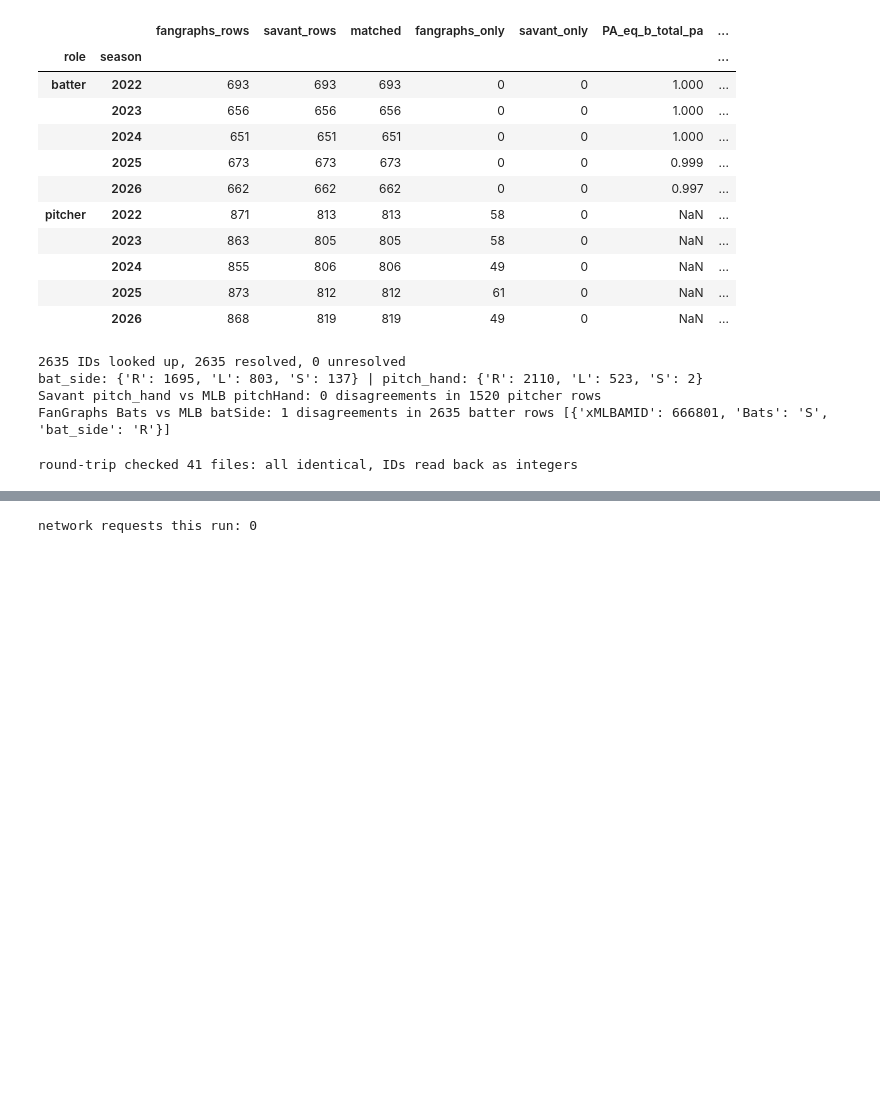
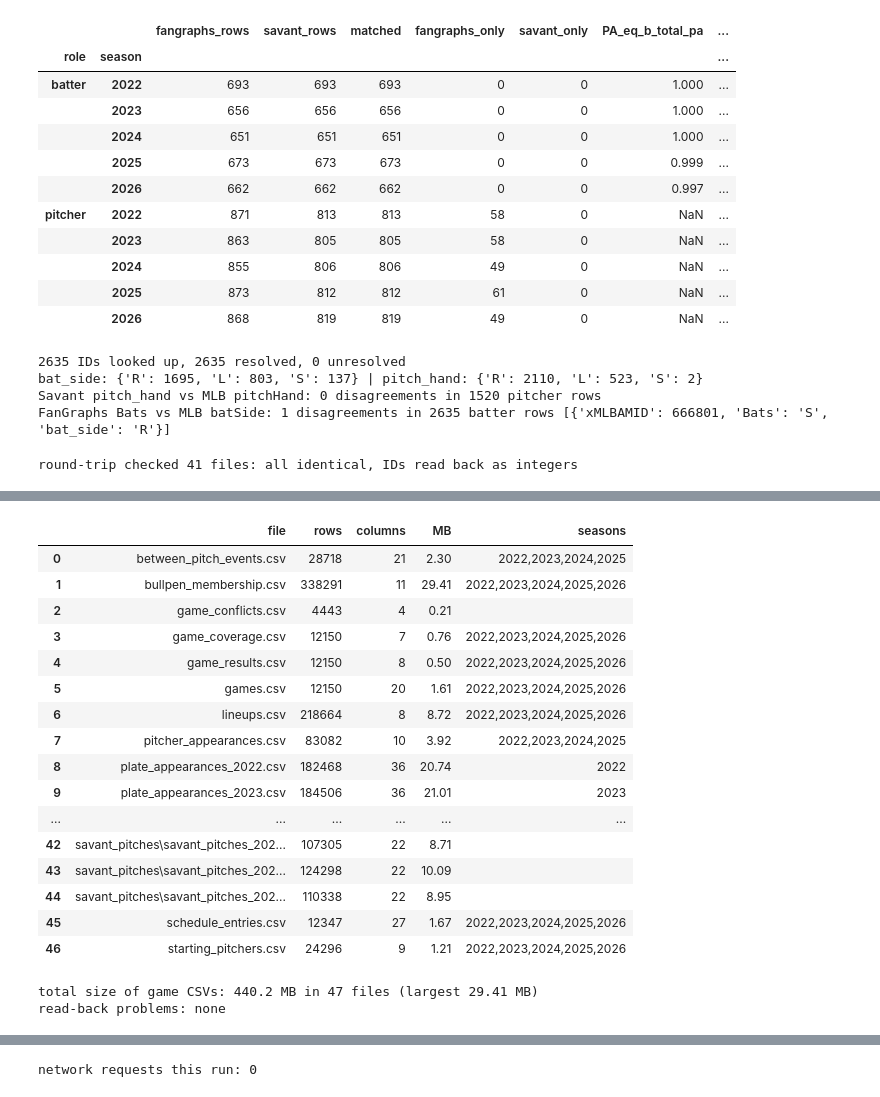
Before and after one commit to vartabje/mlb_game_simulator_win_probability_engine, a Jupyter notebook: notebooks/savant_scrape_updated.ipynb, the cells around one changed output, grey strips where cells are left out. Cells and saved outputs as stored; diff of their text form; code cells hidden in the pictures; blank space fills up the shorter version.

```diff
--- a/notebooks/savant_scrape_updated.ipynb
+++ b/notebooks/savant_scrape_updated.ipynb
@@ -1043,0 +2099,11 @@ round-trip checked 41 files: all identical, IDs read back as integers
+# %%
+in_scope = lambda table: table[table["game_pk"].isin(target_pks)]
+GAME_TABLES = {
+    "games": in_scope(games), "schedule_entries": in_scope(schedule_entries), "game_results": in_scope(game_results),
+    "lineups": lineups, "starting_pitchers": starting_pitchers, "bullpen_membership": bullpen_membership,
+    "between_pitch_events": pd.DataFrame(event_rows), "pitcher_appearances": pd.DataFrame(appearance_rows),
+    "game_coverage": game_coverage, "game_conflicts": game_conflicts}
+for name, table in GAME_TABLES.items():
+    save_game_csv(table, GAME_OUTPUT_DIR / f"{name}.csv")
+stale = sorted(str(p.relative_to(GAME_OUTPUT_DIR)) for p in GAME_OUTPUT_DIR.rglob("*.csv") if p not in written_files)
+print(f"game CSVs: {dict(Counter(written_files.values()))}; files in the folder that this run didn't produce:", stale or "none")
@@ -1043,0 +2116,59 @@ round-trip checked 41 files: all identical, IDs read back as integers
+# %%
+GAME_KEYS = {"games": ["game_pk"], "schedule_entries": ["game_pk", "entry"], "game_results": ["game_pk"],
+             "lineups": ["game_pk", "team_id", "batting_slot"], "starting_pitchers": ["game_pk", "team_id"],
+             "bullpen_membership": ["game_pk", "team_id", "player_id"],
+             "between_pitch_events": ["game_pk", "at_bat_index", "play_index"],
+             "pitcher_appearances": ["game_pk", "team_id", "pitcher_id"], "game_coverage": ["game_pk"],
+             "game_conflicts": None, "plate_appearances": ["game_pk", "at_bat_index"],
+             "runner_movements": ["game_pk", "at_bat_index", "play_index", "leg"],
+             "savant_pitches": ["game_pk", "at_bat_number", "pitch_number"]}
+REQUIRED = {"lineups": ["player_id"], "game_results": ["status"], "plate_appearances": ["batter_id", "pitcher_id"],
+            "runner_movements": ["runner_id"], "savant_pitches": ["batter", "pitcher"]}
+
+summary, problems, partition_of = [], [], {}
+for path in sorted(written_files):
+    name = re.sub(r"_(\d{4})(-\d{2})?$", "", path.stem)
+    on_disk = read_game_csv(path)
+    not_integer = [c for c in on_disk.columns if c in GAME_ID_DTYPES and not pd.api.types.is_integer_dtype(on_disk[c])]
+    if not_integer:
+        problems.append(f"{path.name}: ID columns not integer {not_integer}")
+    keys = GAME_KEYS.get(name)
+    if keys and on_disk.duplicated(keys).any():
+        problems.append(f"{path.name}: {int(on_disk.duplicated(keys).sum())} duplicate keys {keys}")
+    for column in REQUIRED.get(name, []):
+        if on_disk[column].isna().any():
+            problems.append(f"{path.name}: {int(on_disk[column].isna().sum())} empty {column}")
+    seasons = sorted(on_disk["season"].dropna().unique().tolist()) if "season" in on_disk else []
+    if name in {"plate_appearances", "runner_movements", "between_pitch_events", "pitcher_appearances"} and set(seasons) - set(PLAY_SEASONS):
+        problems.append(f"{path.name}: development table has seasons {seasons}")
+    if name in {"plate_appearances", "runner_movements", "savant_pitches"}:
+        for game_pk in on_disk["game_pk"].unique():
+            if partition_of.setdefault((name, game_pk), path.name) != path.name:
+                problems.append(f"{name}: game {game_pk} is in both {partition_of[(name, game_pk)]} and {path.name}")
+    summary.append({"file": str(path.relative_to(GAME_OUTPUT_DIR)), "rows": len(on_disk), "columns": on_disk.shape[1],
+                    "MB": round(path.stat().st_size / 1e6, 2), "seasons": ",".join(map(str, seasons))})
+    del on_disk
+display(pd.DataFrame(summary))
+print(f"total size of game CSVs: {sum(r['MB'] for r in summary):.1f} MB in {len(summary)} files "
+      f"(largest {max((r['MB'] for r in summary), default=0)} MB)")
+print("read-back problems:", problems or "none")
+# %% [output]
+|  | file | rows | columns | MB | seasons |
+| 0 | between_pitch_events.csv | 28718 | 21 | 2.30 | 2022,2023,2024,2025 |
+| 1 | bullpen_membership.csv | 338291 | 11 | 29.41 | 2022,2023,2024,2025,2026 |
+| 2 | game_conflicts.csv | 4443 | 4 | 0.21 |  |
+| 3 | game_coverage.csv | 12150 | 7 | 0.76 | 2022,2023,2024,2025,2026 |
+| 4 | game_results.csv | 12150 | 8 | 0.50 | 2022,2023,2024,2025,2026 |
+| 5 | games.csv | 12150 | 20 | 1.61 | 2022,2023,2024,2025,2026 |
+| 6 | lineups.csv | 218664 | 8 | 8.72 | 2022,2023,2024,2025,2026 |
+| 7 | pitcher_appearances.csv | 83082 | 10 | 3.92 | 2022,2023,2024,2025 |
+| 8 | plate_appearances_2022.csv | 182468 | 36 | 20.74 | 2022 |
+| 9 | plate_appearances_2023.csv | 184506 | 36 | 21.01 | 2023 |
+| ... | ... | ... | ... | ... | ... |
+| 42 | savant_pitches\savant_pitches_202... | 107305 | 22 | 8.71 |  |
+| 43 | savant_pitches\savant_pitches_202... | 124298 | 22 | 10.09 |  |
+| 44 | savant_pitches\savant_pitches_202... | 110338 | 22 | 8.95 |  |
+| 45 | schedule_entries.csv | 12347 | 27 | 1.67 | 2022,2023,2024,2025,2026 |
+| 46 | starting_pitchers.csv | 24296 | 9 | 1.21 | 2022,2023,2024,2025,2026 |
+total size of game CSVs: 440.2 MB in 47 files (largest 29.41 MB)
+read-back problems: none
```
Also changed, not shown: parts of 29 cells of this notebook, 50 other files.
